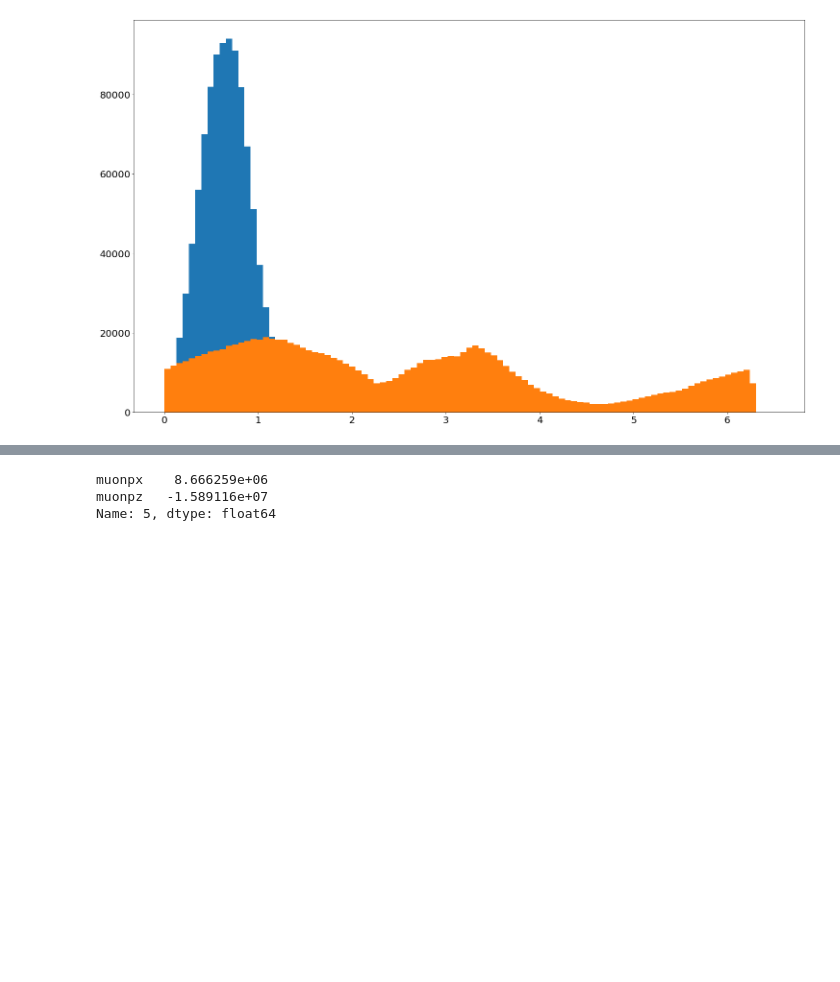
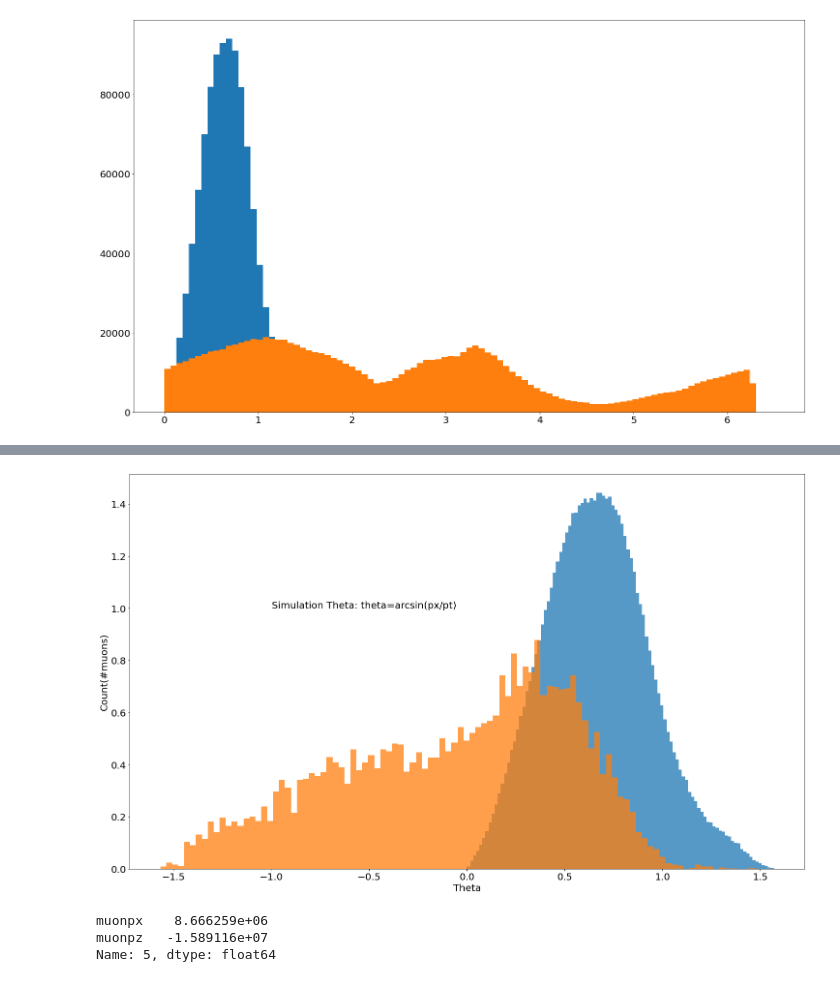
Before and after one commit to luigiberducci/ML4NP, a Jupyter notebook: Notebooks/AnalysisMuonsInROI/compare_startingconditions_of_muons_reaching_roi.ipynb, the cells around one changed output, grey strips where cells are left out. Drawn from its saved outputs; the diff is of its cells as text; code cells hidden in the pictures; blank space fills up the shorter version.

```diff
--- a/Notebooks/AnalysisMuonsInROI/compare_startingconditions_of_muons_reaching_roi.ipynb
+++ b/Notebooks/AnalysisMuonsInROI/compare_startingconditions_of_muons_reaching_roi.ipynb
@@ -100,0 +95,3 @@ plt.show()
+# %%
+roi_events["pt"] = (roi_events.muonpx**2 + roi_events.muonpz**2)**0.5
+roi_events["theta"] = np.arcsin(roi_events.muonpx / roi_events.pt)
@@ -101,3 +108,13 @@ plt.show()
+# %%
+alpha=0.75
+plt.hist(musun.theta,bins=100, density=True, label="MUSUN", alpha=alpha)
+plt.hist(roi_events.theta,bins=100, density=True, label="Simulations", alpha=alpha)
+plt.ylabel("Count(#muons)")
+plt.xlabel("Theta")
+plt.text(-1, 1, "Simulation Theta: theta=arcsin(px/pt)")
+plt.show()
+# %% [output]
+[figure, added]
 # %%
 row0[["muonpx", "muonpz"]]
 # %% [output]
```
Also changed, not shown: parts of 7 cells of this notebook, 2 other files.
